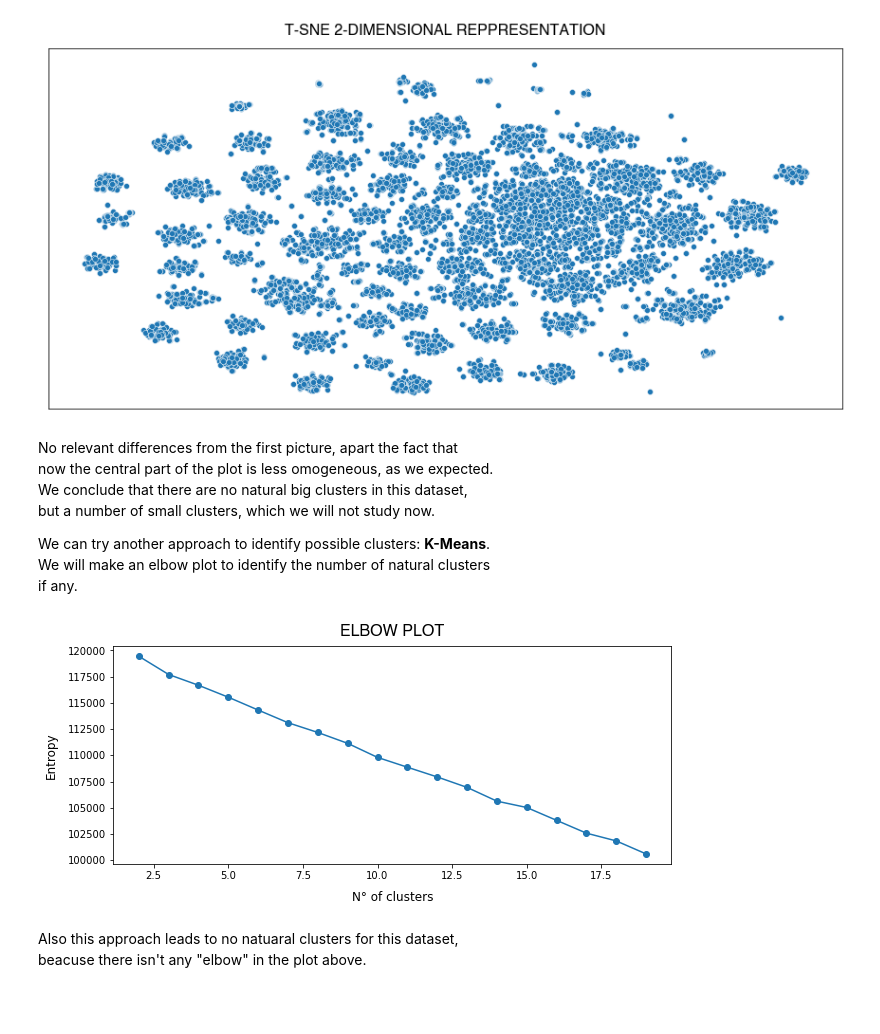
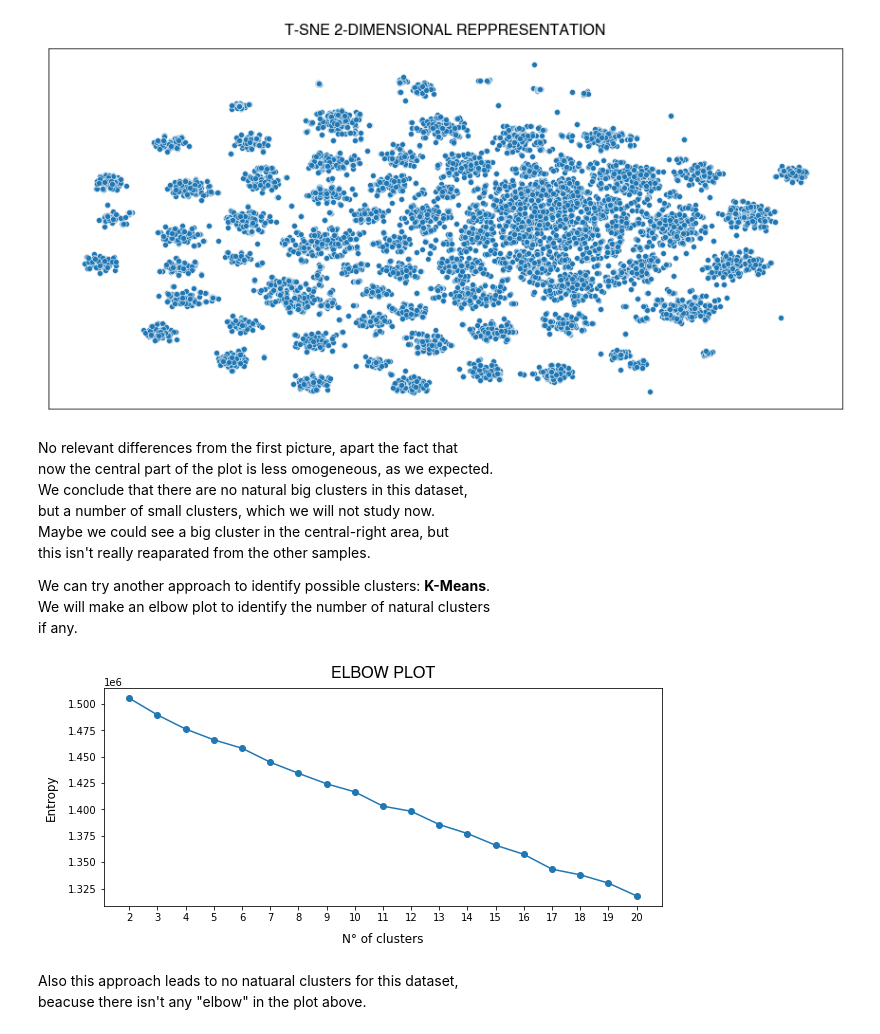
Before and after one commit to Roberto173797/StackOverflow-dataset-analysis, a Jupyter notebook: Stack Overflow analysis.ipynb, the cells around one changed output. Drawn from its saved outputs; the diff is of its cells as text; code cells hidden in the pictures; blank space fills up the shorter version.

```diff
--- a/Stack Overflow analysis.ipynb
+++ b/Stack Overflow analysis.ipynb
@@ -1273,8 +1311,27 @@ df4.drop(
 # %%
 # Same process as above, but with less columns
 
+# This step is just to subsample data
 subset = df4.sample(10000, random_state=10)
+
+# Fill NAs
+other_ordinal_cols = ['FormalEducation',
+                      'HighestEducationParents',
+                      'CompanySize',
+                      'YearsCodedJob']
+for col_list in [ordinal_1_columns,
+                 ordinal_2_columns,
+                 ordinal_3_columns,
+                 ordinal_4_columns,
+                 ordinal_5_columns,
+                 other_ordinal_cols]:
+    cols = set(col_list).difference(columns_drop)
+    subset[cols].fillna(subset[cols].median(),inplace=True)
 subset.fillna(subset.mean(), inplace=True)
+
+# Reduce the columns number
+# The criterion is to remove every column which contains
+# mode than 10% of missing values.
 subset = subset.drop(
     columns=df4.columns[df4.isna().sum() > df4.shape[0] * 0.1],
     axis=1)
@@ -1297,36 +1354,58 @@ No relevant differences from the first picture, apart the fact that
 now the central part of the plot is less omogeneous, as we expected.
 We conclude that there are no natural big clusters in this dataset,
 but a number of small clusters, which we will not study now.
+Maybe we could see a big cluster in the central-right area, but
+this isn't really reaparated from the other samples.
 
 We can try another approach to identify possible clusters: **K-Means**.
 We will make an elbow plot to identify the number of natural clusters
 if any.
 # %%
-subset = df4.sample(1000, random_state=10)
+# This step is just to subsample data
+subset = df4.sample(10000, random_state=10)
+
+# Fill NAs
+other_ordinal_cols = ['FormalEducation',
+                      'HighestEducationParents',
+                      'CompanySize',
+                      'YearsCodedJob']
+for col_list in [ordinal_1_columns,
+                 ordinal_2_columns,
+                 ordinal_3_columns,
+                 ordinal_4_columns,
+                 ordinal_5_columns,
+                 other_ordinal_cols]:
+    cols = set(col_list).difference(columns_drop)
+    subset[cols].fillna(subset[cols].median(),inplace=True)
 subset.fillna(subset.mean(), inplace=True)
+
+# Reduce the columns number
+# The criterion is to remove every column which contains
+# mode than 10% of missing values.
 subset = subset.drop(
     columns=df4.columns[df4.isna().sum() > df4.shape[0] * 0.1],
     axis=1)
 scaler = StandardScaler()
 subset = scaler.fit_transform(subset)
 
-entropy = []
-for k in range(2, 20):
+entropy = [] # To store the entropy at every K
+for k in range(2, 21):
     km = KMeans(n_clusters=k)
     km.fit(subset)
     entropy.append(km.inertia_)
 
 fig, ax = plt.subplots(figsize=(10,4))
-ax.plot(range(2, 20),
+ax.plot(range(2, 21),
         entropy,
         marker='o')
+ax.set_xticks(range(2, 21))
 ax.set_title('ELBOW PLOT', size=16, y=1.02,
              fontdict={'family': 'Helvetica'})
 ax.set_xlabel('N° of clusters', labelpad=10, size=12)
 ax.set_ylabel('Entropy', labelpad=10, size=12)
 plt.show()
 # %% [output]
-[figure, old version]
+[figure, new version]
 # %% [markdown]
 Also this approach leads to no natuaral clusters for this dataset,
 beacuse there isn't any "elbow" in the plot above.
```
Also changed, not shown: parts of 3 cells of this notebook.
